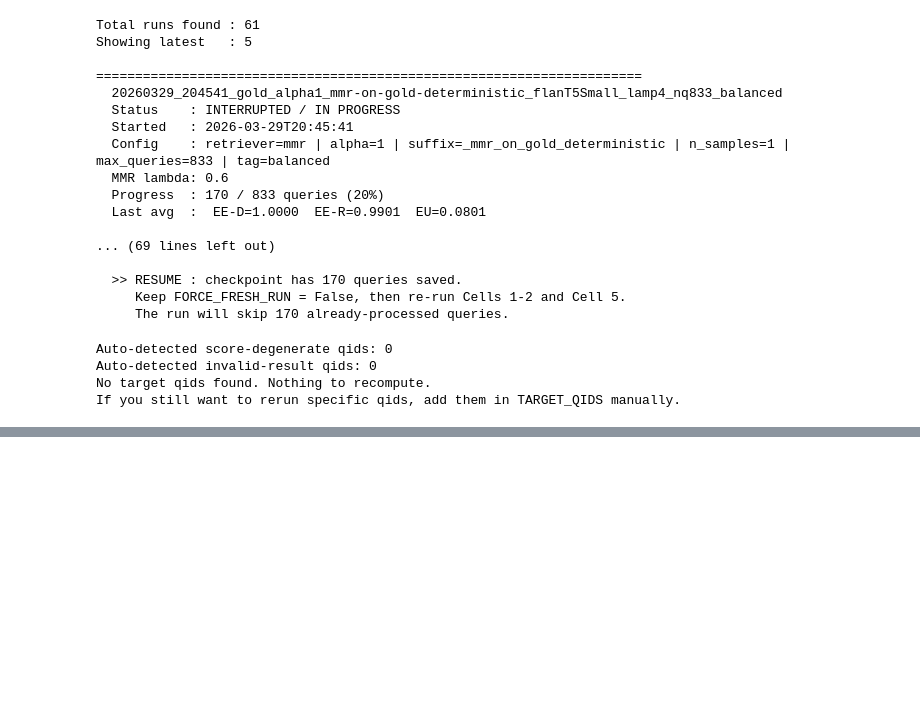
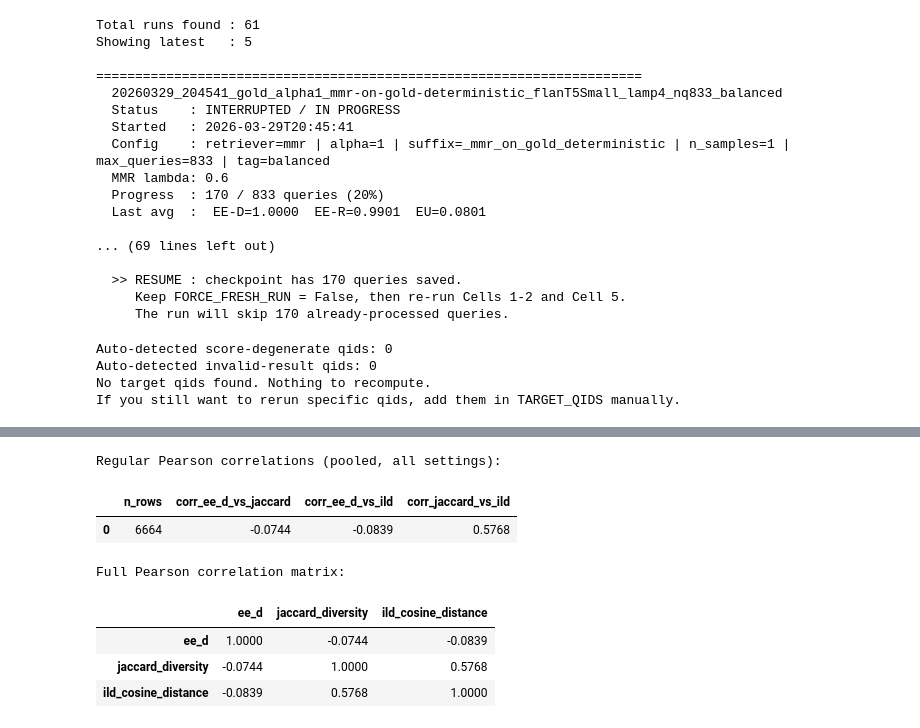
Before and after one commit to AviSimkin/Fair-RAG, a Jupyter notebook: modular_t5small_bm25_experiment.ipynb, the cells around one changed output, grey strips where cells are left out. Saved outputs shown, nothing was run; the diff lists cells and outputs as text; code cells hidden in the pictures; blank space fills up the shorter version.

Commit message:
Update diversity correlation analysis and ignore .venv

```diff
--- a/modular_t5small_bm25_experiment.ipynb
+++ b/modular_t5small_bm25_experiment.ipynb
@@ -2383,0 +2705,66 @@ print("✓ Memory flushing ready. Call flush_memory() anytime to free up GPU/CPU
+# %%
+# Regular correlation (Pearson): diversity metrics vs EE-D
+# Uses pooled rows from df_div (already built in Cell 23).
+
+import numpy as np
+import pandas as pd
+
+
+def _ee_d_for_setting(setting_name: str) -> pd.DataFrame:
+    if setting_name == "bm25_deterministic":
+        df = load_raw_rows(cfg, cfg.retriever_name, (DETERMINISTIC_ALPHA,), output_suffix="_deterministic")
+    elif setting_name.startswith("bm25_pl_alpha_"):
+        alpha = int(setting_name.rsplit("_", 1)[-1])
+        df = load_raw_rows(cfg, cfg.retriever_name, (alpha,), output_suffix="")
+    elif setting_name == "gold_deterministic":
+        df = load_raw_rows(cfg, "gold", (DETERMINISTIC_ALPHA,), output_suffix="_gold_deterministic")
+    elif setting_name == "mmr_on_bm25":
+        df = load_raw_rows(cfg, "mmr", (DETERMINISTIC_ALPHA,), output_suffix="_mmr_deterministic")
+    elif setting_name == "mmr_on_gold":
+        df = load_raw_rows(cfg, "mmr", (DETERMINISTIC_ALPHA,), output_suffix="_mmr_on_gold_deterministic")
+    else:
+        return pd.DataFrame(columns=["setting", "qid", "ee_d"])
+
+    out = df[["qid", "ee_d"]].copy()
+    out["qid"] = out["qid"].astype(str)
+    out["setting"] = setting_name
+    return out[["setting", "qid", "ee_d"]]
+
+
+# Attach EE-D to each diversity row
+setting_names = sorted(df_div["setting"].unique())
+df_ee_d = pd.concat([_ee_d_for_setting(s) for s in setting_names], ignore_index=True)
+
+corr_df = df_div.copy()
+corr_df["qid"] = corr_df["qid"].astype(str)
+corr_df = corr_df.merge(df_ee_d, on=["setting", "qid"], how="inner")
+
+# Regular correlation means Pearson in pandas
+num_cols = ["ee_d", "jaccard_diversity", "ild_cosine_distance"]
+corr_input = corr_df[num_cols].dropna().copy()
+
+corr_matrix = corr_input.corr(method="pearson")
+
+summary_row = pd.DataFrame([
+    {
+        "n_rows": len(corr_input),
+        "corr_ee_d_vs_jaccard": corr_matrix.loc["ee_d", "jaccard_diversity"],
+        "corr_ee_d_vs_ild": corr_matrix.loc["ee_d", "ild_cosine_distance"],
+        "corr_jaccard_vs_ild": corr_matrix.loc["jaccard_diversity", "ild_cosine_distance"],
+    }
+])
+
+print("Regular Pearson correlations (pooled, all settings):")
+display(summary_row.round(4))
+
+print("Full Pearson correlation matrix:")
+display(corr_matrix.round(4))
+# %% [output]
+Regular Pearson correlations (pooled, all settings):
+|  | n_rows | corr_ee_d_vs_jaccard | corr_ee_d_vs_ild | corr_jaccard_vs_ild |
+| 0 | 6664 | -0.0744 | -0.0839 | 0.5768 |
+Full Pearson correlation matrix:
+|  | ee_d | jaccard_diversity | ild_cosine_distance |
+| ee_d | 1.0000 | -0.0744 | -0.0839 |
+| jaccard_diversity | -0.0744 | 1.0000 | 0.5768 |
+| ild_cosine_distance | -0.0839 | 0.5768 | 1.0000 |
```
Also changed, not shown: parts of 2 cells of this notebook, 1 other file.
